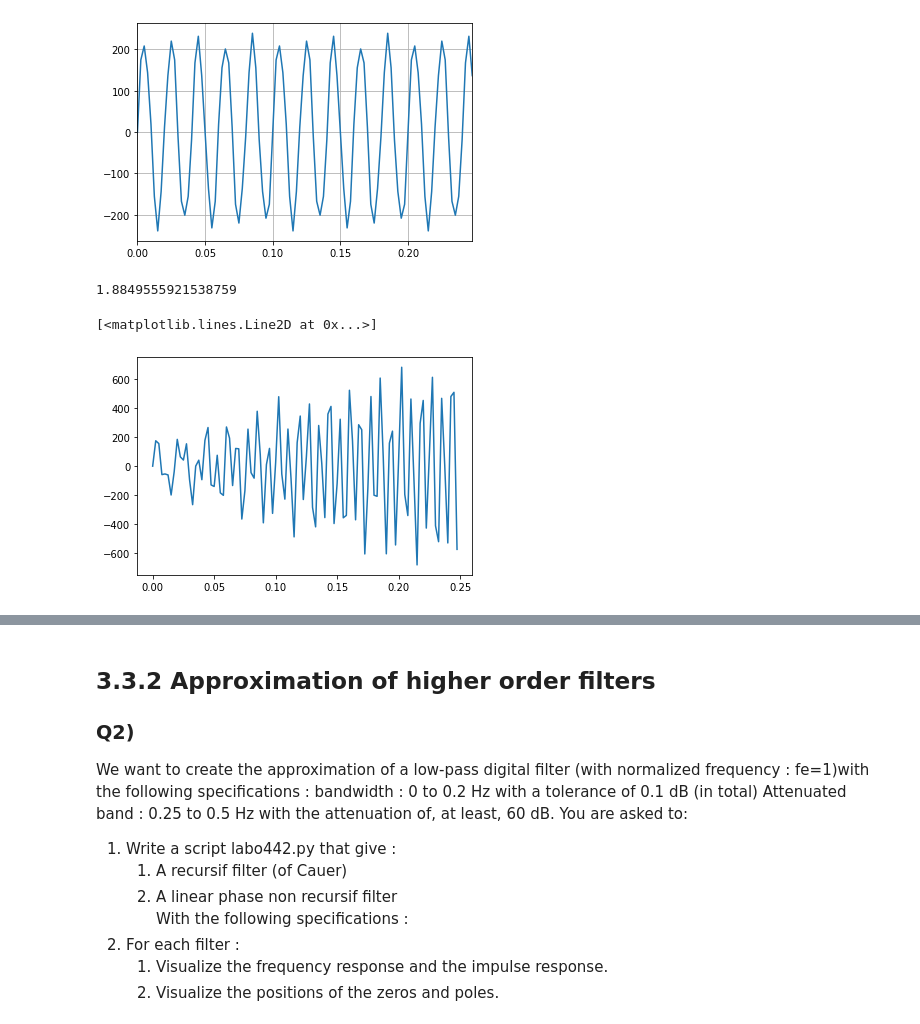
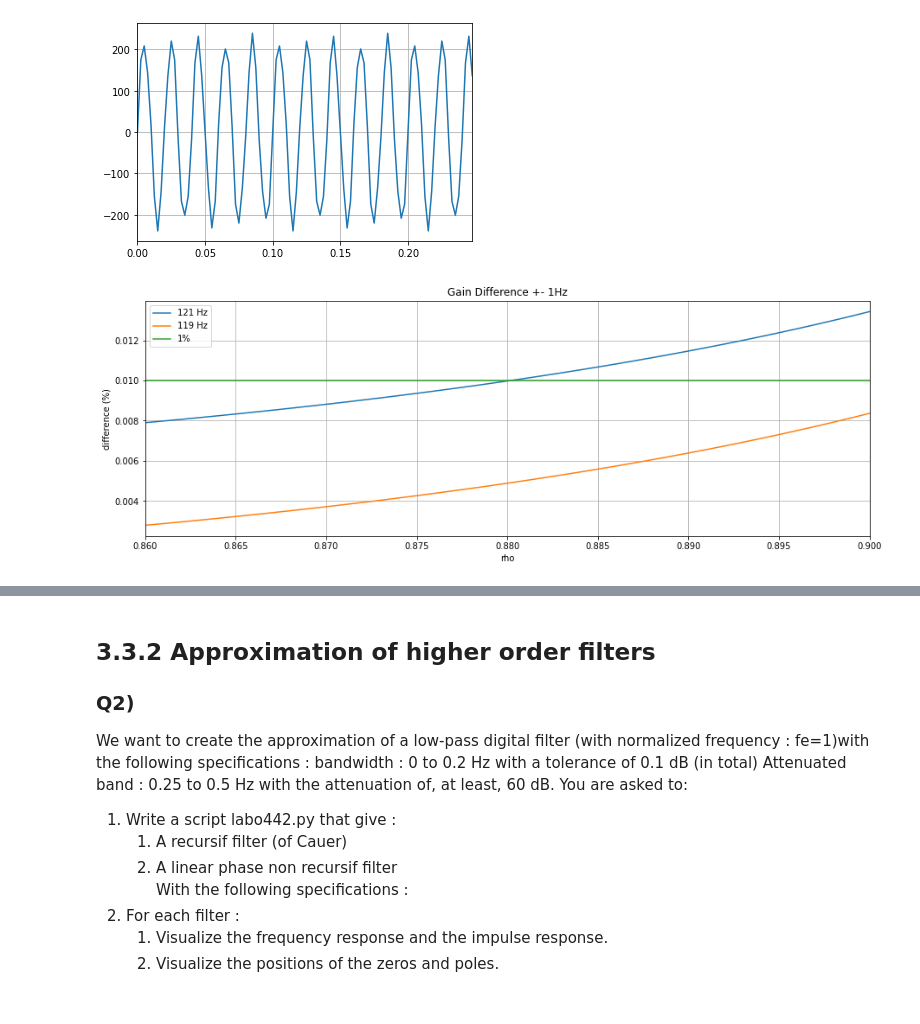
Before and after one commit to lionelGoffaux/tp_signal, a Jupyter notebook: lab3.ipynb, the cells around one changed output, grey strips where cells are left out. Saved outputs shown, nothing was run; the diff lists cells and outputs as text; code cells hidden in the pictures.

```diff
--- a/lab3.ipynb
+++ b/lab3.ipynb
@@ -53,18 +53,29 @@ plt.grid()
 plt.margins(x=0)
 # %% [output]
 [figure]
-# %%
-theta_pb = fs/fe*(2*np.pi)
-print(theta_pb)
-rho_pb = 0.99
-K_pb = 1 #220*2*(1-rho)*np.sqrt(rho_pb)
-
-b_pb = [1 , -np.cos(theta_pb)]
-a_pb = [1 , -2*rho_pb*np.cos(theta_pb), rho_pb**2]
-
-sin_pb = sgl.lfilter(b_pb, a_pb, sin)
-plt.plot(x, sin_pb)
-# %% [output]
-1.8849555921538759
-[<matplotlib.lines.Line2D at 0x...>]
-[figure, removed]
+# %%
+theta = f/fe*(2*np.pi)
+res = np.ndarray((0, 6))
+
+for rho in np.arange(0.9, 0.86, -0.001):
+    b = [1 , -np.cos(theta)]
+    a = [1 , -2*rho*np.cos(theta), rho**2]
+
+    w, h  = sgl.freqz(b, a, worN=[(f)/fe*2*np.pi, (f-1)/fe*2*np.pi, (f+1)/fe*2*np.pi])
+    h = abs(h).reshape((h.shape[0], 1))
+    proc = np.array([(h[0]-h[1])/h[0], (h[0]-h[2])/h[0]])
+    resl = np.transpose(np.concatenate(([[rho]], h, proc)))
+    res = np.concatenate((res, resl))
+
+plt.figure(figsize=(15, 5))
+plt.title('Gain Difference +- 1Hz')
+plt.plot(res[:, 0], res[:, -1], label='121 Hz')
+plt.plot(res[:, 0], res[:, -2], label='119 Hz')
+plt.plot(res[:, 0], np.ones(res[:, 0].shape)*0.01, label='1%')
+plt.legend()
+plt.margins(x=0)
+plt.xlabel('rho')
+plt.ylabel('difference (%)')
+plt.grid()
+# %% [output]
+[figure, added]
```
Also changed, not shown: parts of 17 cells of this notebook, 1 other file.
